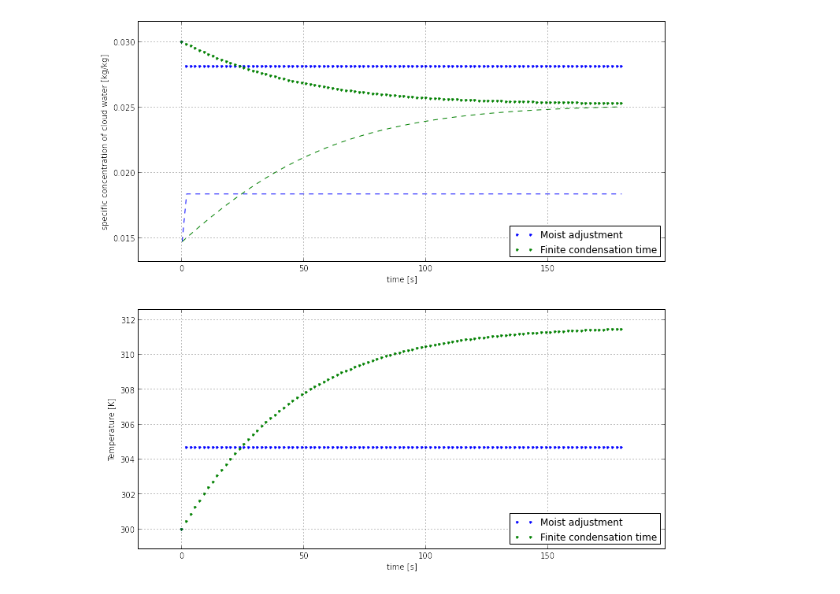
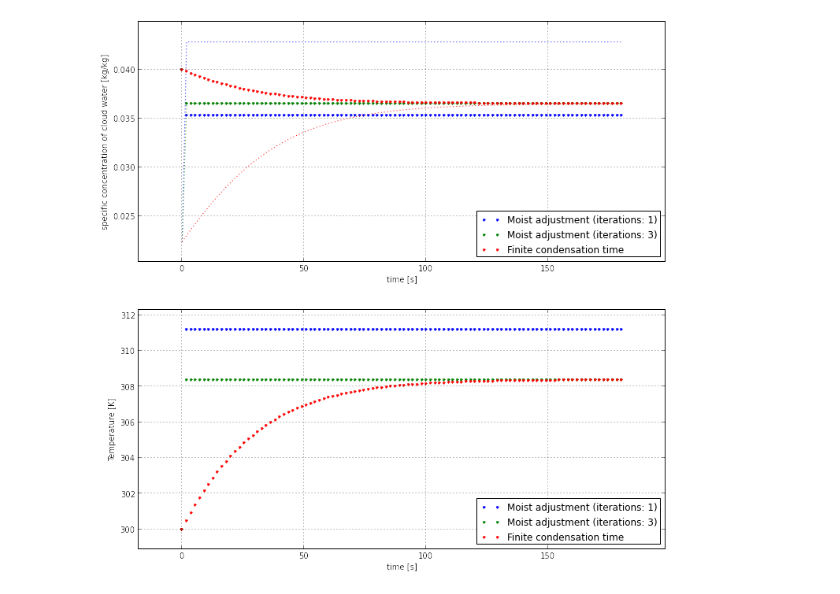
Before and after one commit to leifdenby/python-cloudmodel, a Jupyter notebook: pyclouds/notebooks/Microphysics integration.ipynb, the cells around one changed output. Drawn from its saved outputs; the diff is of its cells as text; code cells hidden in the pictures.

Commit message:
Moist adjustment approx based on Bechtold's notes

```diff
--- a/pyclouds/notebooks/Microphysics integration.ipynb
+++ b/pyclouds/notebooks/Microphysics integration.ipynb
@@ -9,19 +9,18 @@ from pyclouds.common import Var
 from pyclouds.plotting import plot_hydrometeor_evolution
 # %%
 initial_condition = np.zeros((Var.NUM))
-initial_condition[Var.q_v] = 0.03
+initial_condition[Var.q_v] = 0.04
 initial_condition[Var.T] = 300.
 p0 = 101325.1  # [Pa]
 
 t_ = np.linspace(0., 180., 100)
 
-parameterisations.pv_sat = parameterisations.SaturationVapourPressure(parameterisations.SaturationVapourPressure.CCFM_constants)
-
-microphysics_model = cloud_microphysics.MoistAdjustmentMicrophysics(parameterisations=parameterisations,)
+microphysics_model = cloud_microphysics.MoistAdjustmentMicrophysics()
 sol = microphysics_model.integrate(initial_condition=initial_condition, t=t_, p0=p0)
+sol1 = microphysics_model.integrate(initial_condition=initial_condition, t=t_, p0=p0, iterations=3)
 sol2 = cloud_microphysics.FiniteCondensationTimeMicrophysics(parameterisations=parameterisations).integrate(initial_condition=initial_condition, t=t_, p0=p0)
 
 #sol2.plot()
-plot_hydrometeor_evolution([sol, sol2], variables=['q_v', 'T',])
+plot_hydrometeor_evolution([sol, sol1, sol2], variables=['q_v', 'T',])
 # %% [output]
-[figure, old version]
+[figure, new version]
```
Also changed, not shown: 3 other files.
